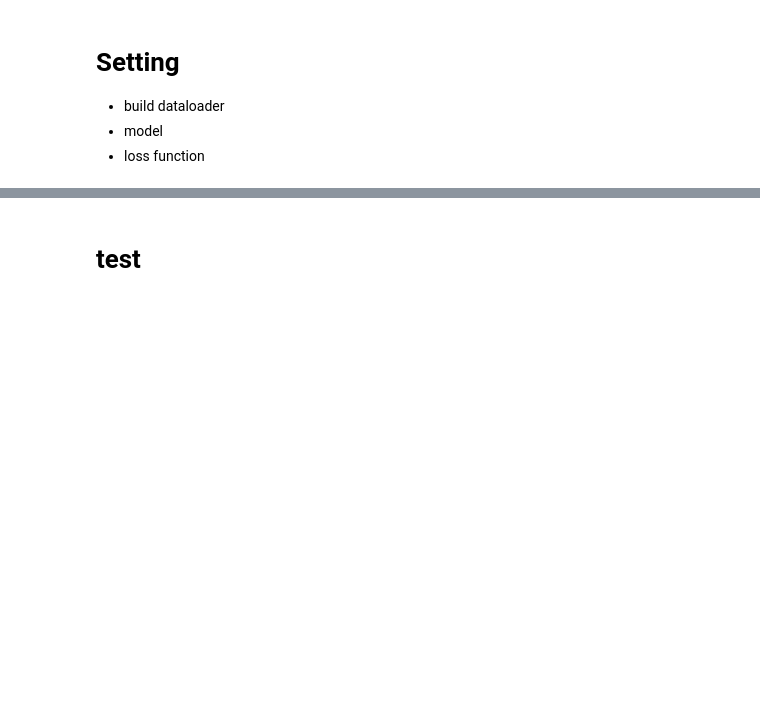
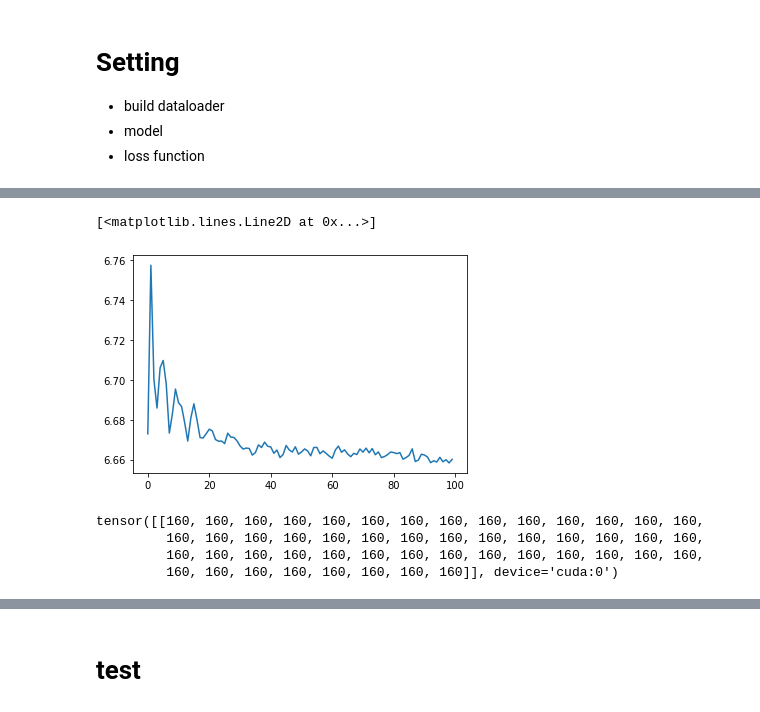
Before and after one commit to enkeejunior1/kaggle_feedbackprize, a Jupyter notebook: baseline_object_detection.ipynb, the cells around one changed output, grey strips where cells are left out. Cells and saved outputs as stored; diff of their text form; code cells hidden in the pictures; blank space fills up the shorter version.

```diff
--- a/baseline_object_detection.ipynb
+++ b/baseline_object_detection.ipynb
@@ -555,0 +614,5 @@ plt.plot(loss_traj)
+# %%
+plt.plot(loss_traj[100:])
+# %% [output]
+[<matplotlib.lines.Line2D at 0x...>]
+[figure, added]
@@ -555,0 +623,7 @@ plt.plot(loss_traj)
+# %%
+out['pred_logits'].argmax(dim = -1)
+# %% [output]
+tensor([[160, 160, 160, 160, 160, 160, 160, 160, 160, 160, 160, 160, 160, 160,
+         160, 160, 160, 160, 160, 160, 160, 160, 160, 160, 160, 160, 160, 160,
+         160, 160, 160, 160, 160, 160, 160, 160, 160, 160, 160, 160, 160, 160,
+         160, 160, 160, 160, 160, 160, 160, 160]], device='cuda:0')
```
Also changed, not shown: parts of 41 cells of this notebook.
